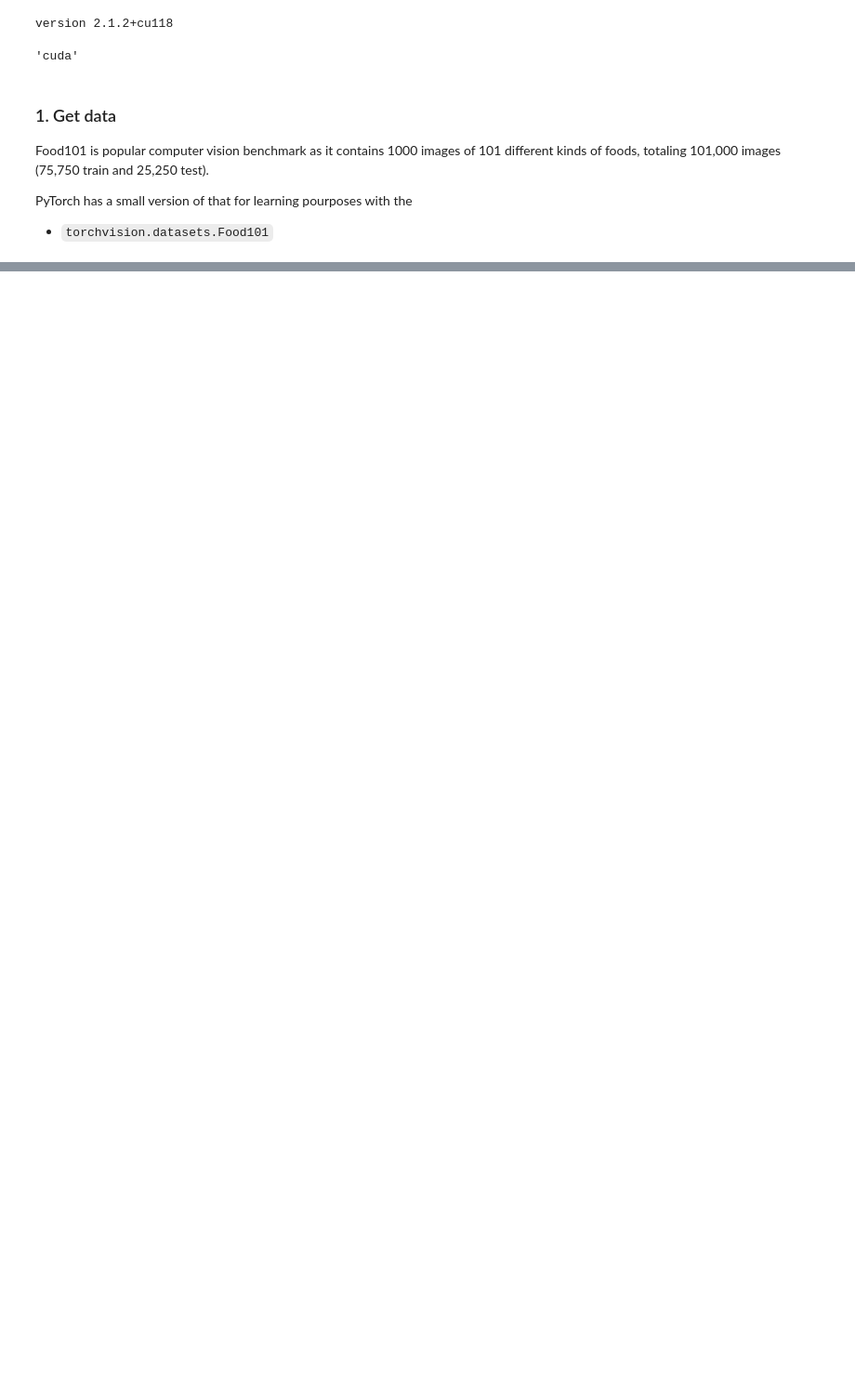
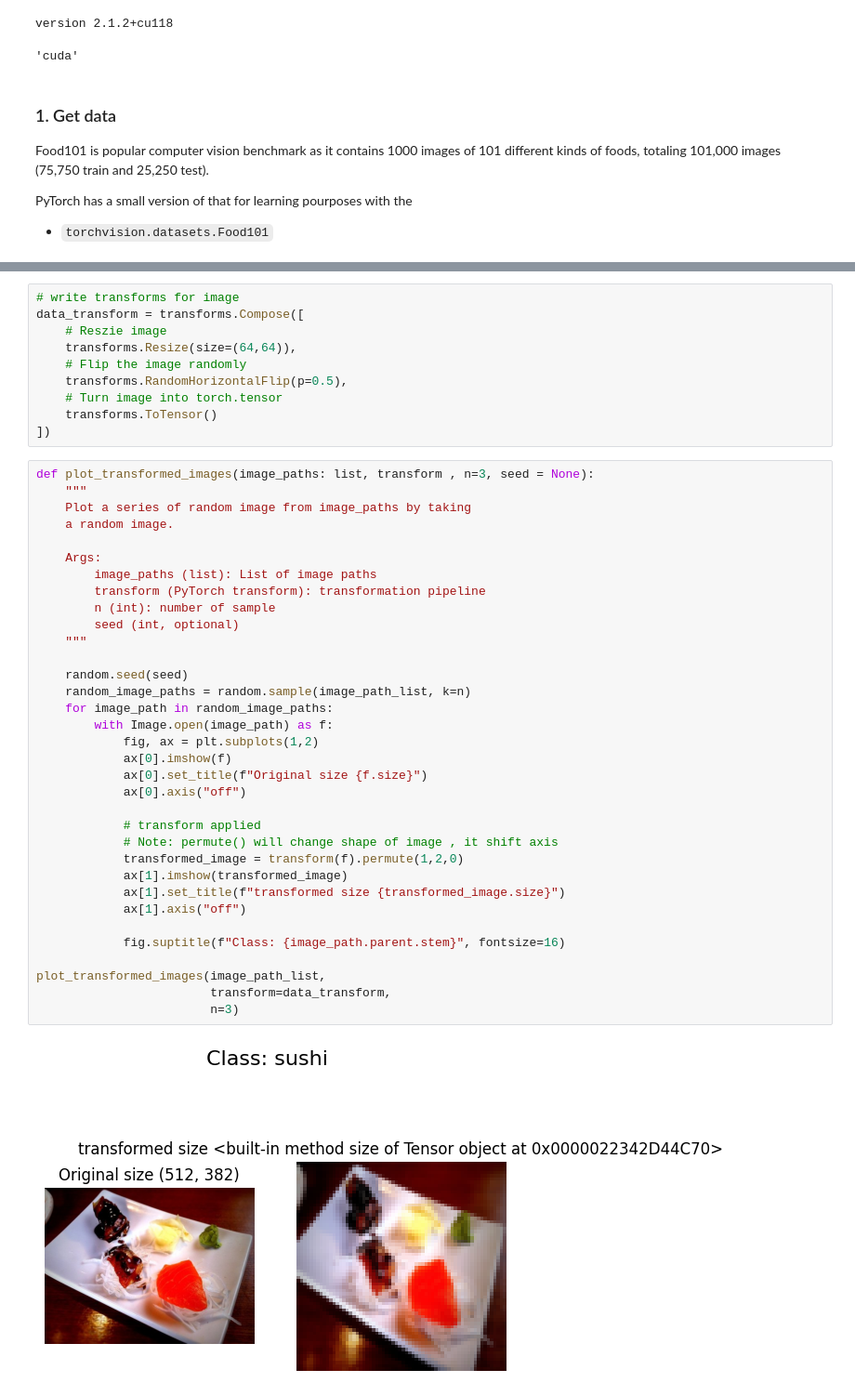
Before and after one commit to kailas711/ZTM-PyTorch, a Jupyter notebook: 04 . PyTorch Custom Datasets.ipynb, the cells around one changed output, grey strips where cells are left out. Shown at 93% size. Saved outputs shown, nothing was run; the diff lists cells and outputs as text; blank space fills up the shorter version.

```diff
--- a/04 . PyTorch Custom Datasets.ipynb
+++ b/04 . PyTorch Custom Datasets.ipynb
@@ -72,0 +173,46 @@ Unzipping pizza, steak, sushi data.......
+# %%
+# write transforms for image
+data_transform = transforms.Compose([
+    # Reszie image
+    transforms.Resize(size=(64,64)),
+    # Flip the image randomly
+    transforms.RandomHorizontalFlip(p=0.5),
+    # Turn image into torch.tensor
+    transforms.ToTensor()
+])
+# %%
+def plot_transformed_images(image_paths: list, transform , n=3, seed = None):
+    """
+    Plot a series of random image from image_paths by taking
+    a random image.
+
+    Args:
+        image_paths (list): List of image paths
+        transform (PyTorch transform): transformation pipeline
+        n (int): number of sample
+        seed (int, optional)
+    """
+
+    random.seed(seed)
+    random_image_paths = random.sample(image_path_list, k=n)
+    for image_path in random_image_paths:
+        with Image.open(image_path) as f:
+            fig, ax = plt.subplots(1,2)
+            ax[0].imshow(f)
+            ax[0].set_title(f"Original size {f.size}")
+            ax[0].axis("off")
+
+            # transform applied
+            # Note: permute() will change shape of image , it shift axis
+            transformed_image = transform(f).permute(1,2,0)
+            ax[1].imshow(transformed_image)
+            ax[1].set_title(f"transformed size {transformed_image.size}")
+            ax[1].axis("off")
+
+            fig.suptitle(f"Class: {image_path.parent.stem}", fontsize=16)
+
+plot_transformed_images(image_path_list,
+                        transform=data_transform,
+                        n=3)
+# %% [output]
+[figure, added]
```
Also changed, not shown: parts of 23 cells of this notebook.
